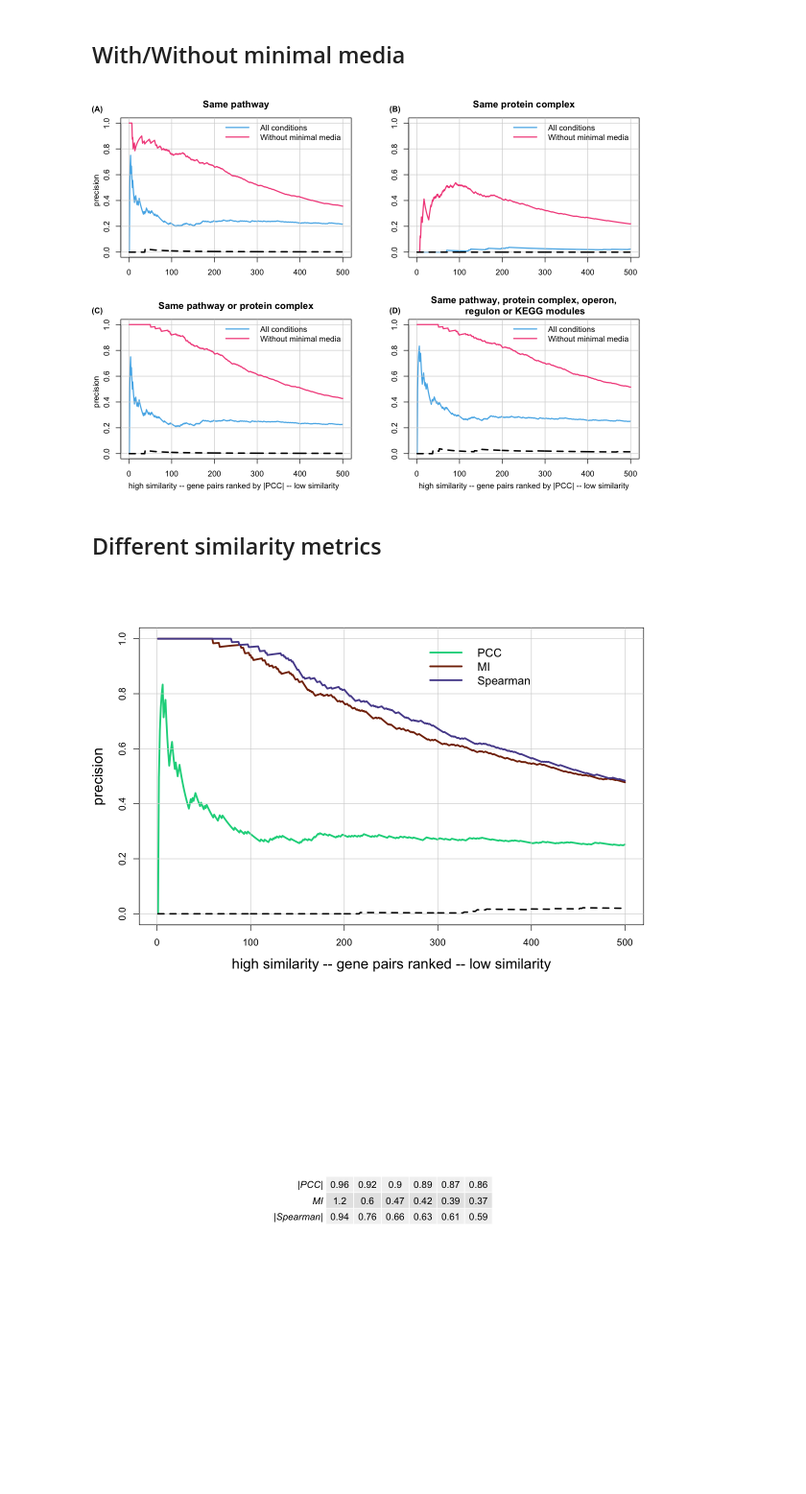
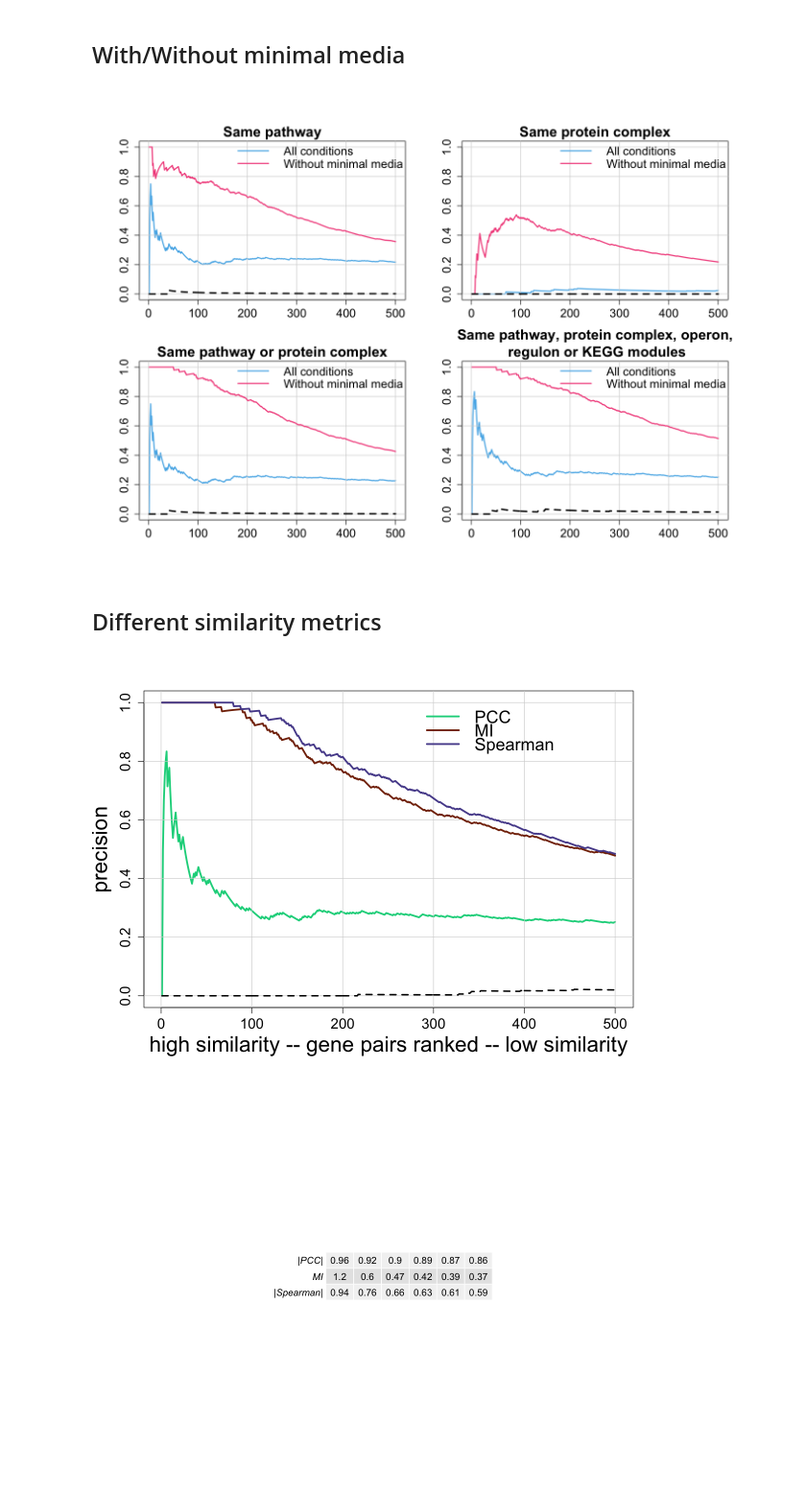
Before and after one commit to peterwu19881230/Systematic-analyses-ecoli-phenotypes, a Jupyter notebook: Nichols_data_mining_code/figs.ipynb, the cells around one changed output. Shown at 96% size. Saved outputs shown, nothing was run; the diff lists cells and outputs as text; code cells hidden in the pictures; blank space fills up the shorter version.

```diff
--- a/Nichols_data_mining_code/figs.ipynb
+++ b/Nichols_data_mining_code/figs.ipynb
@@ -464,7 +589,9 @@ A matrix: 7 × 5
 # %%
 #Violin using GO annotations
 
-options(repr.plot.width = 15, repr.plot.height = 15/2)
+options(repr.plot.width = 10, repr.plot.height = 5)
+par(family = 'Arial',ps=7)
+y_cord_for_numbers=1.04
 
 #get p5+p6
 xlabs=c("All","|PCC|>0.75","Mutual information>0.15","Mutual information>0.32")
@@ -472,7 +599,7 @@ cutoffIndex=1274 #use this to determine the similarity score: eg. sort(1-df$mi_t
 
 
 
-df=df
+df=df=df[!is.na(df$Wang_BP),]
 #mean(is.na(df$Wang_BP)) # ~56% of the similarity are NA
 
 ##the first box
@@ -519,15 +646,21 @@ geom_violin(data = df3,aes(xlabs[4],aboveCutoff3)) +
 geom_boxplot(data = df3,aes(xlabs[4],aboveCutoff3),width=0.1,outlier.shape = NA)+
 scale_x_discrete("",limits=xlabs)+
 #I want the x axis to be empty. And if I don't use this, the order is not right
-scale_y_continuous("Semantic similarity")+
+scale_y_continuous("Semantic similarity",limits=c(0,1.2))+
 theme(text=element_text(size=25),
       axis.text.y=element_text(size=25),
       axis.title=element_text(size=25))
 
-p7+
-annotate(geom="text", x=2.2, y=1, label="***",color="black",size=10)+
-annotate(geom="text", x=3.2, y=1, label="***",color="black",size=10)+
-annotate(geom="text", x=4.2, y=1, label="***",color="black",size=10)
+p7#+
+#annotate(geom="text", x=2.4, y=1, label="***",color="black",size=7)+
+#annotate(geom="text", x=3.4, y=1, label="***",color="black",size=7)+
+#annotate(geom="text", x=4.4, y=1, label="***",color="black",size=7)+
+
+#annotate(geom="text", x=1, y=y_cord_for_numbers, label=dim(df_all)[1],color="black",size=7)+
+#annotate(geom="text", x=2, y=y_cord_for_numbers, label=dim(df1)[1],color="black",size=7)+
+#annotate(geom="text", x=3, y=y_cord_for_numbers, label=dim(df2)[1],color="black",size=7)+
+#annotate(geom="text", x=4, y=y_cord_for_numbers, label=dim(df3)[1],color="black",size=7)
+
 
 #ggsave(filename="fig8.pdf",width = 15,height = 15/2) #this automatically saves the last figure
 # %% [output]
@@ -775,43 +915,46 @@ for(similarity_ in similarity){
 #This uses the same combination of annotations as the violin plots
 metric="precision" #this is a highly imbalanced dataset so I will not use accuracy or specificity
 similarity="abs_pcc"
 samples=1:500
 subset=500
 cols=c("#56B4E9","#F3518A")
 y=metric
 ylim=c(0,1)
 xlim=c(1,max(samples))
 lwd=2
 annot_list=list("pwy","pcomplex",c("pwy","pcomplex"),c("pwy","pcomplex","operon","regulon","kegg_modules"))
 annot_list_name=c("pathway","protein complex",
                   "pathway or protein complex",
                   "pathway, protein complex, operon,\n regulon or KEGG modules"
                  )
 
-par(mfrow=c(2,2),mar=c(3.5,3,3,3),oma=c(0,0,0,0))
+
+par(mfrow=c(2,2),mar=c(3,3,3.5,3),oma=rep(2,4))
+par(family = 'Arial',ps=18)
+
 graph_corr_annot(metric,similarity,samples,subset,cols,ylim,xlim,lwd,annot_list,annot_list_name)
 
 ## add x and y-axis (https://stackoverflow.com/questions/11198767/how-to-annotate-across-or-between-plots-in-multi-plot-panels-in-r)
-text(grconvertX(.087, "ndc", "user"), grconvertY(.75, "ndc", "user"), "precision", srt=90, xpd=NA)
-text(grconvertX(.087, "ndc", "user"), grconvertY(.25, "ndc", "user"), "precision", srt=90, xpd=NA)
-text(grconvertX(0.3, "ndc", "user"), grconvertY(0.015, "ndc", "user"), "high similarity -- gene pairs ranked by |PCC| -- low similarity", xpd=NA)
-text(grconvertX(0.75, "ndc", "user"), grconvertY(0.015, "ndc", "user"), "high similarity -- gene pairs ranked by |PCC| -- low similarity", xpd=NA)
+#text(grconvertX(.087, "ndc", "user"), grconvertY(.75, "ndc", "user"), "precision", srt=90, xpd=NA)
+#text(grconvertX(.087, "ndc", "user"), grconvertY(.25, "ndc", "user"), "precision", srt=90, xpd=NA)
+#text(grconvertX(0.3, "ndc", "user"), grconvertY(0.015, "ndc", "user"), "high similarity -- gene pairs ranked by |PCC| -- low similarity", xpd=NA)
+#text(grconvertX(0.75, "ndc", "user"), grconvertY(0.015, "ndc", "user"), "high similarity -- gene pairs ranked by |PCC| -- low similarity", xpd=NA)
 
 # add (A), (B), (C), (D)
-text(grconvertX(.088, "ndc", "user"), grconvertY(0.95, "ndc", "user"), "(A)", xpd=NA,font=2)
-text(grconvertX(.55, "ndc", "user"), grconvertY(0.95, "ndc", "user"), "(B)", xpd=NA,font=2)
-text(grconvertX(.088, "ndc", "user"), grconvertY(0.45, "ndc", "user"), "(C)", xpd=NA,font=2)
-text(grconvertX(.55, "ndc", "user"), grconvertY(0.45, "ndc", "user"), "(D)", xpd=NA,font=2)
+#text(grconvertX(.088, "ndc", "user"), grconvertY(0.95, "ndc", "user"), "(A)", xpd=NA,font=2)
+#text(grconvertX(.55, "ndc", "user"), grconvertY(0.95, "ndc", "user"), "(B)", xpd=NA,font=2)
+#text(grconvertX(.088, "ndc", "user"), grconvertY(0.45, "ndc", "user"), "(C)", xpd=NA,font=2)
+#text(grconvertX(.55, "ndc", "user"), grconvertY(0.45, "ndc", "user"), "(D)", xpd=NA,font=2)
 
 
 
 
 #f=recordPlot()
 #pdf(file = "fig4.pdf",width = 10,height = 15/2)
 #replayPlot(f)
 #dev.off()
 # %% [output]
-[figure, old version]
+[figure, new version]
 # %% [markdown]
 ## Different similarity metrics
 # %%
@@ -851,7 +994,7 @@ xlim=c(1,max(samples))
 lwd=3
 
 options(repr.plot.width = 10, repr.plot.height = 7)
-
+par(family = 'Arial',ps=18,mar=c(4.5,4.5,3,3))
 
 for(i in seq(annot_list)){
     if(i==1){
@@ -882,7 +1025,7 @@ lines(samples,annot_list[[1]][[random_metric]][samples],col='black',lty = 'dashe
 ##1. if annotations are good, precision goes up
 ##2. if annotations are bad, precision doesn't improve
 # %% [output]
-[figure, old version]
+[figure, new version]
 # %%
 #Add the cutoff table
 
```
Also changed, not shown: parts of 13 cells of this notebook, 9 other files.
